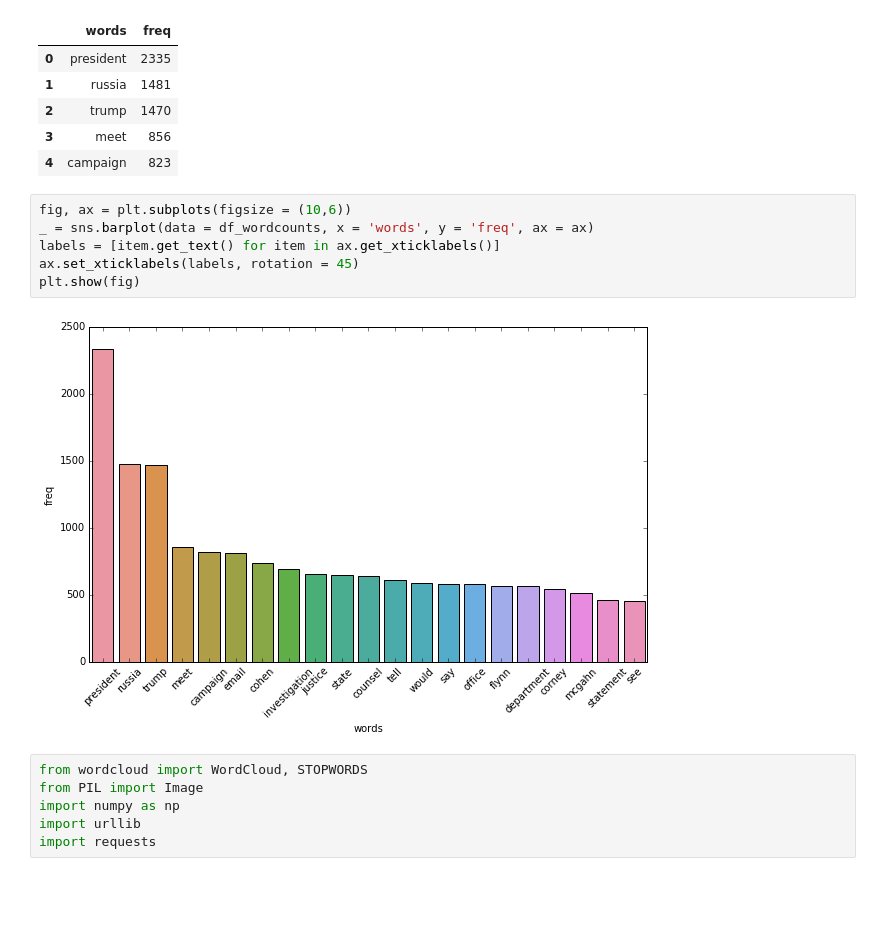
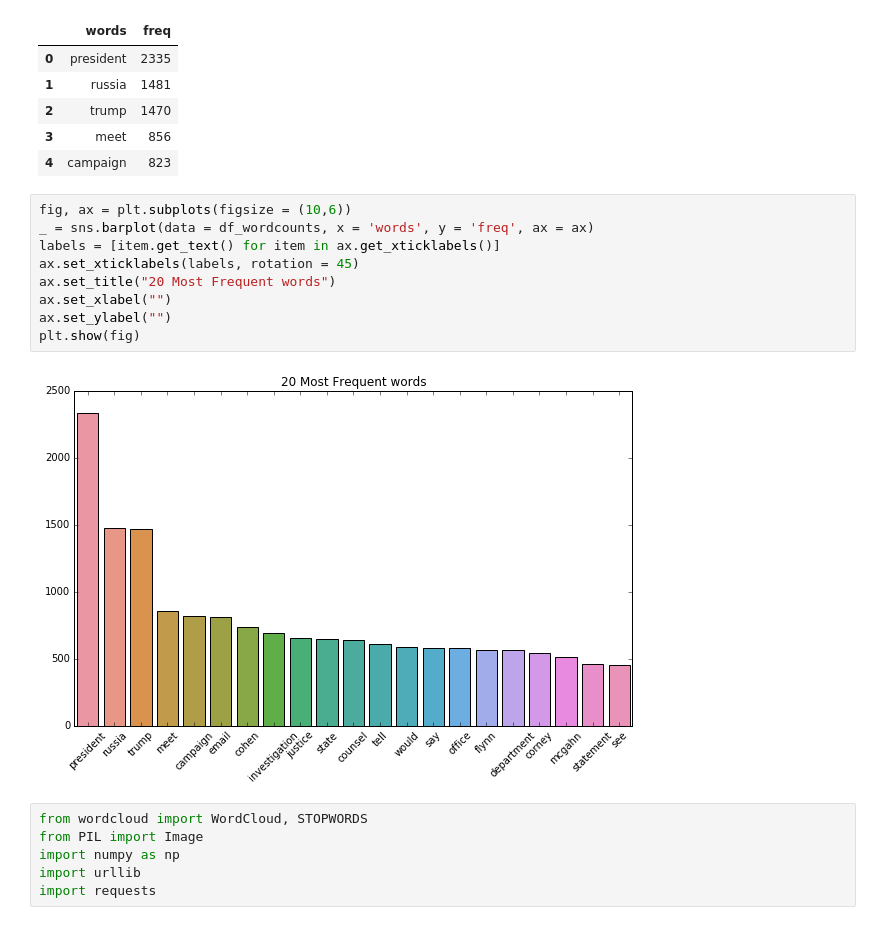
Before and after one commit to Gabya06/mueller, a Jupyter notebook: MuellerReportAnalysis.ipynb, the cells around one changed output. Cells and saved outputs as stored; diff of their text form; blank space fills up the shorter version.

```diff
--- a/MuellerReportAnalysis.ipynb
+++ b/MuellerReportAnalysis.ipynb
@@ -60,11 +60,14 @@ df_wordcounts.head()
 # %%
 fig, ax = plt.subplots(figsize = (10,6))
 _ = sns.barplot(data = df_wordcounts, x = 'words', y = 'freq', ax = ax)
 labels = [item.get_text() for item in ax.get_xticklabels()]
 ax.set_xticklabels(labels, rotation = 45)
+ax.set_title("20 Most Frequent words")
+ax.set_xlabel("")
+ax.set_ylabel("")
 plt.show(fig)
 # %% [output]
-[figure, old version]
+[figure, new version]
 # %%
 from wordcloud import WordCloud, STOPWORDS
 from PIL import Image
```
Also changed, not shown: parts of 3 cells of this notebook.
